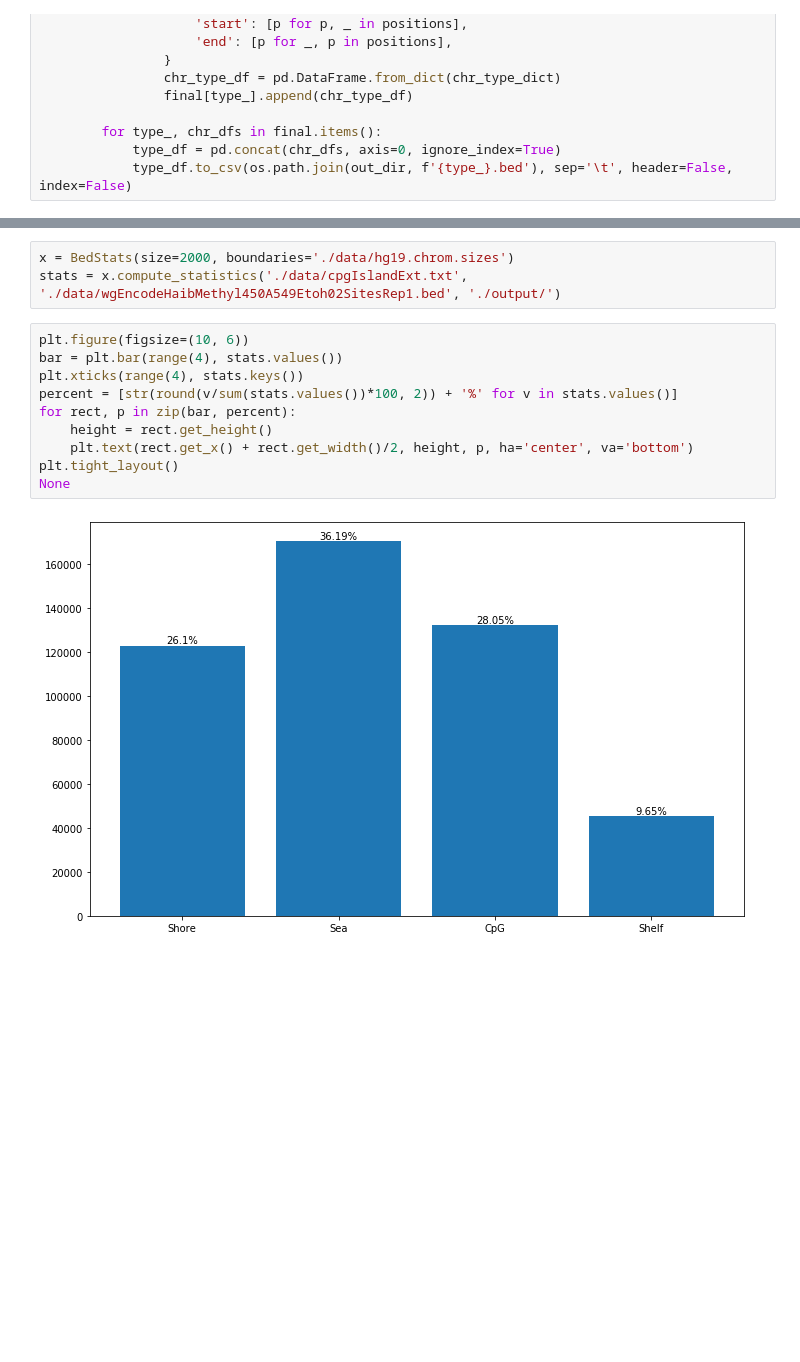
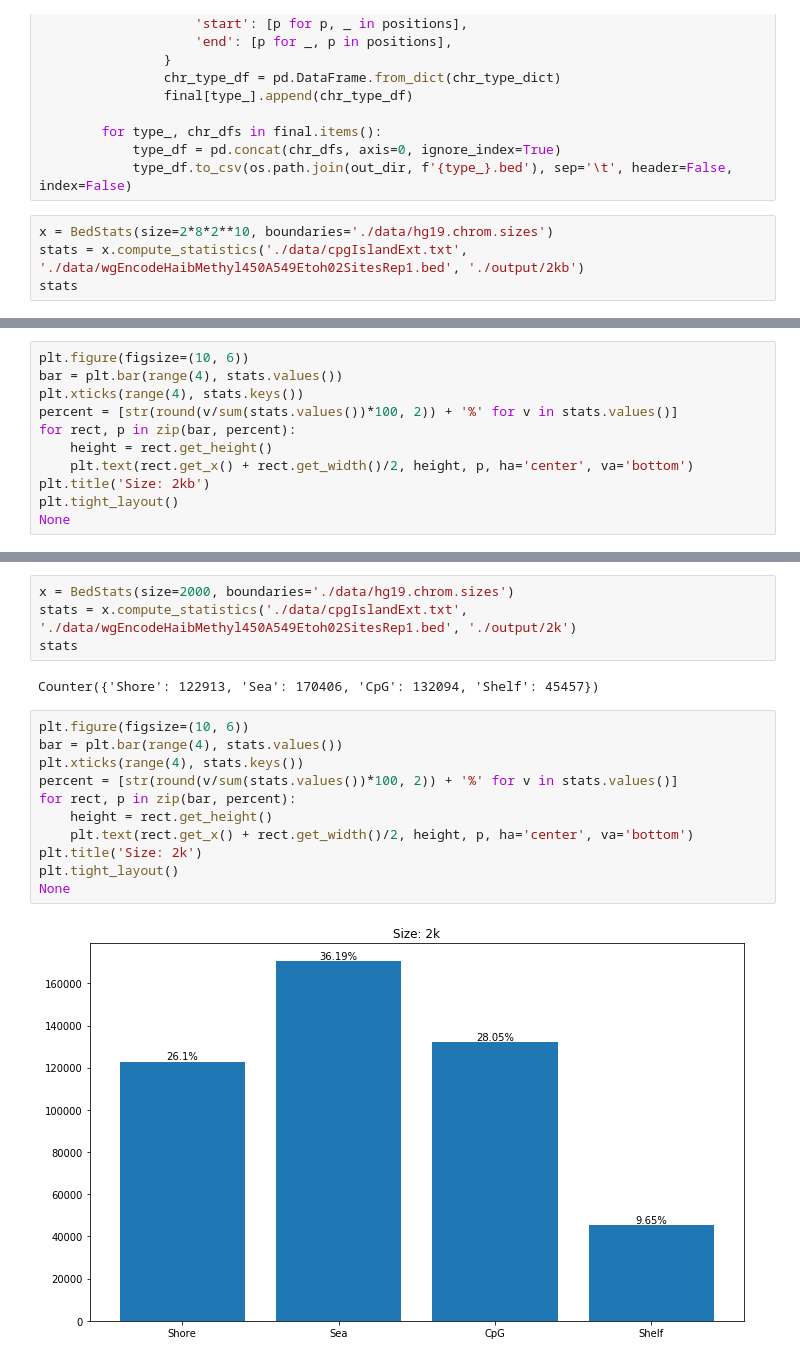
Before and after one commit to bpaszko/BI-proj2, a Jupyter notebook: proj2.ipynb, the cells around one changed output, grey strips where cells are left out. Cells and saved outputs as stored; diff of their text form; blank space fills up the shorter version.

Commit message:
added 2kb size plot

```diff
--- a/proj2.ipynb
+++ b/proj2.ipynb
@@ -199,3 +199,7 @@ class BedStats:
         for type_, chr_dfs in final.items():
             type_df = pd.concat(chr_dfs, axis=0, ignore_index=True)
             type_df.to_csv(os.path.join(out_dir, f'{type_}.bed'), sep='\t', header=False, index=False)
+# %%
+x = BedStats(size=2*8*2**10, boundaries='./data/hg19.chrom.sizes')
+stats = x.compute_statistics('./data/cpgIslandExt.txt', './data/wgEncodeHaibMethyl450A549Etoh02SitesRep1.bed', './output/2kb')
+stats
@@ -201,0 +208,11 @@ class BedStats:
+# %%
+plt.figure(figsize=(10, 6))
+bar = plt.bar(range(4), stats.values())
+plt.xticks(range(4), stats.keys())
+percent = [str(round(v/sum(stats.values())*100, 2)) + '%' for v in stats.values()]
+for rect, p in zip(bar, percent):
+    height = rect.get_height()
+    plt.text(rect.get_x() + rect.get_width()/2, height, p, ha='center', va='bottom')
+plt.title('Size: 2kb')
+plt.tight_layout()
+None
@@ -202,15 +221,19 @@ class BedStats:
 # %%
 x = BedStats(size=2000, boundaries='./data/hg19.chrom.sizes')
-stats = x.compute_statistics('./data/cpgIslandExt.txt', './data/wgEncodeHaibMethyl450A549Etoh02SitesRep1.bed', './output/')
+stats = x.compute_statistics('./data/cpgIslandExt.txt', './data/wgEncodeHaibMethyl450A549Etoh02SitesRep1.bed', './output/2k')
+stats
+# %% [output]
+Counter({'Shore': 122913, 'Sea': 170406, 'CpG': 132094, 'Shelf': 45457})
 # %%
 plt.figure(figsize=(10, 6))
 bar = plt.bar(range(4), stats.values())
 plt.xticks(range(4), stats.keys())
 percent = [str(round(v/sum(stats.values())*100, 2)) + '%' for v in stats.values()]
 for rect, p in zip(bar, percent):
     height = rect.get_height()
     plt.text(rect.get_x() + rect.get_width()/2, height, p, ha='center', va='bottom')
+plt.title('Size: 2k')
 plt.tight_layout()
 None
 # %% [output]
-[figure, old version]
+[figure, new version]
```
Also changed, not shown: parts of 2 cells of this notebook, 9 other files.
